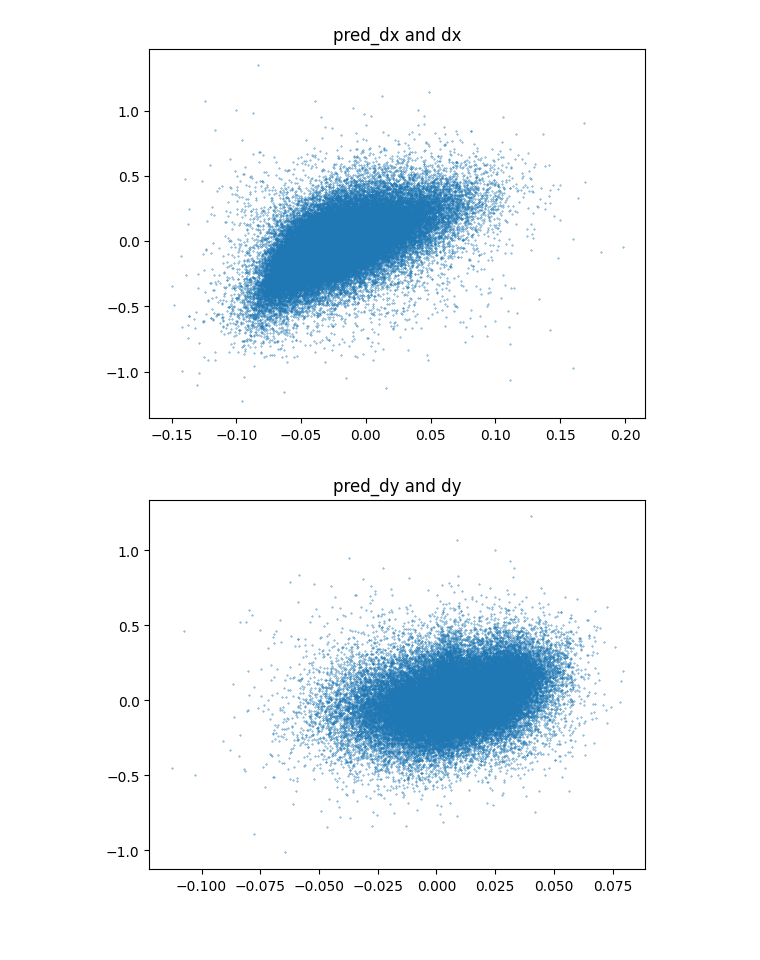
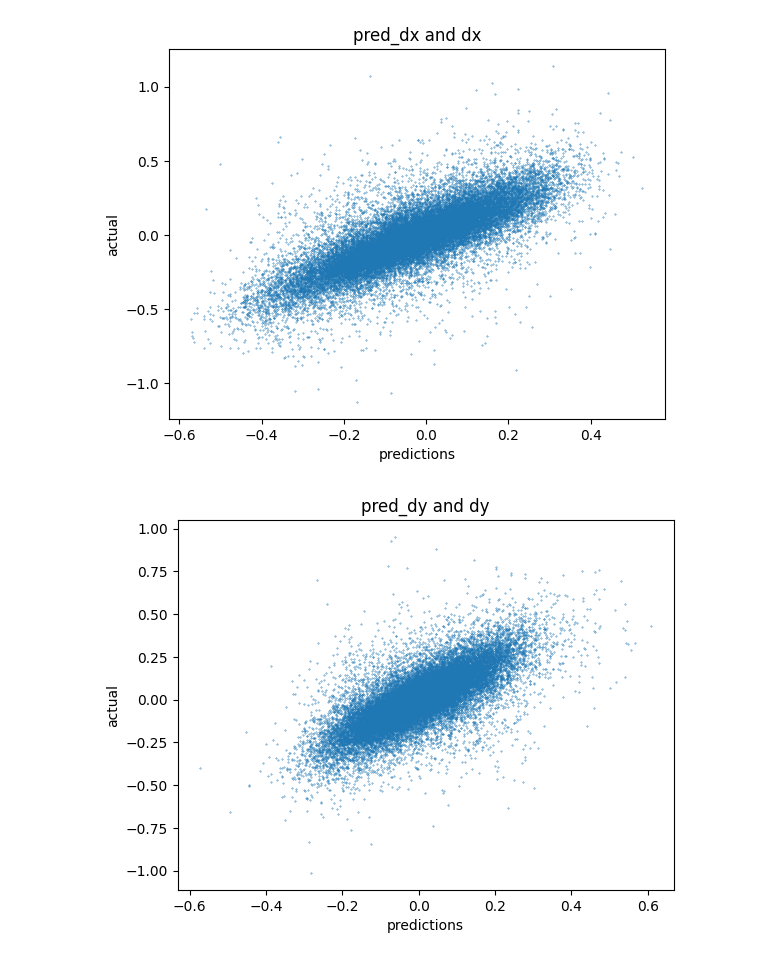
Before and after one commit to kalkulator413/argo_nn, a Jupyter notebook: train.ipynb, the cells around one changed output. Saved outputs shown, nothing was run; the diff lists cells and outputs as text; code cells hidden in the pictures; blank space fills up the shorter version.

```diff
--- a/train.ipynb
+++ b/train.ipynb
@@ -13,5 +13,6 @@ device(type='cpu')
 # %%
-complete = pd.read_csv('EOF_Bath_SPacific.csv')
+# complete = pd.read_csv('EOF_Bath_SPacific.csv')
+complete = pd.read_csv('/kaggle/input/argo-data/FullSPacific.csv')
 complete
 # %% [output]
 |  | Unnamed: 0 | folderidx | float | profileidx | year | month | day | lat | lon | nlat | ... |
@@ -30,6 +31,8 @@ complete
 # %%
 scales = [max(i) for i in np.abs(complete[['bath1', 'bath2']].to_numpy())]
 complete = complete.assign(bath1 = complete.get('bath1') / scales).assign(bath2 = complete.get('bath2') / scales)
-complete
+scales = [max(i) for i in np.abs(complete[['ssh1', 'ssh2']].to_numpy())]
+complete = complete.assign(ssh1 = complete.get('ssh1') / scales).assign(ssh2 = complete.get('ssh2') / scales)
+complete.head(50)
 # %% [output]
 |  | Unnamed: 0 | folderidx | float | profileidx | year | month | day | lat | lon | nlat | ... |
@@ -58,10 +66,10 @@ dx.corr(prev_dx), dy.corr(prev_dy)
 # %%
 # chosen_params = ['bath1', 'bath2', 'prev_dy', 'prev_dx', 'dy', 'dx']
-# chosen_params = ['ts1', 'ts2', 'ts3', 'ts4', 'ts5', 'ts6', 'ts7', 'ts8',
-#   'prev_ts1', 'prev_ts2', 'prev_ts3', 'prev_ts4', 'prev_ts5', 'prev_ts6',
-#   'prev_ts7', 'prev_ts8', 'prev_dy', 'prev_dx', 'bath1', 'bath2', 'dy', 'dx']
+chosen_params = ['ts1', 'ts2', 'ts3', 'ts4', 'ts5', 'ts6', 'ts7', 'ts8',
+  'prev_ts1', 'prev_ts2', 'prev_ts3', 'prev_ts4', 'prev_ts5', 'prev_ts6',
+  'prev_ts7', 'prev_ts8', 'bath1', 'bath2', 'ssh1', 'ssh2', 'prev_dy', 'prev_dx', 'dy', 'dx']
 # chosen_params = ['ts1', 'ts2', 'ts3', 'ts4', 'ts5', 'ts6', 'ts7', 'ts8', 'prev_dy', 'prev_dx', 'dy', 'dx']
-chosen_params = ['prev_dy', 'prev_dx', 'dy', 'dx']
+# chosen_params = ['prev_dy', 'prev_dx', 'dy', 'dx']
 # chosen_params = ['ts1', 'ts2', 'ts3', 'ts4', 'ts5', 'ts6', 'ts7', 'ts8', 'bath1', 'bath2', 'prev_dy', 'prev_dx', 'dy', 'dx']
 
 final = data[chosen_params].dropna()
@@ -93,12 +101,23 @@ r_squared = r2_score(Y, Y_pred)
 R = np.sqrt(r_squared)
 
 print("Coefficient of Multiple Correlation (R):", R)
-
-X = torch.tensor(X).float().to(device)
-Y = torch.tensor(Y).float().to(device)
-
 # its 0.13 when not including prev profile
 print('correlation btwn pred_dy and dy:', np.sqrt(r2_score(Y[:, 0], Y_pred[:, 0])))
 print('correlation btwn pred_dx and dx:', np.sqrt(r2_score(Y[:, 1], Y_pred[:, 1])))
-np.mean((Y_pred - final[['dy', 'dx']].to_numpy())**2)
+print(np.mean((Y_pred - final[['dy', 'dx']].to_numpy())**2))
+
+plt.scatter(Y_pred[:, 1], Y[:, 1], s=.1)
+plt.title('pred_dx and dx')
+plt.xlabel('predictions')
+plt.ylabel('actual')
+plt.show()
+
+plt.scatter(Y_pred[:, 0], Y[:, 0], s=.1)
+plt.title('pred_dy and dy')
+plt.xlabel('predictions')
+plt.ylabel('actual')
+plt.show()
+
+X = torch.tensor(X).float()
+Y = torch.tensor(Y).float()
 # %% [output]
@@ -148,15 +214,19 @@ KeyboardInterrupt:
 # %%
-Y_pred = model(X)
+Y_pred = model(X.to(device)).cpu()
 
 plt.scatter(Y_pred.detach().numpy()[:, 1], Y.detach().numpy()[:, 1], s=.1)
 plt.title('pred_dx and dx')
+plt.xlabel('predictions')
+plt.ylabel('actual')
 plt.show()
 
 plt.scatter(Y_pred.detach().numpy()[:, 0], Y.detach().numpy()[:, 0], s=0.1)
 plt.title('pred_dy and dy')
+plt.xlabel('predictions')
+plt.ylabel('actual')
 plt.show()
 # %% [output]
-[figure, old version]
+[figure, new version]
-[figure, old version]
+[figure, new version]
 # %%
 # picking a contiguous sequence
```
Also changed, not shown: parts of 10 cells of this notebook.
